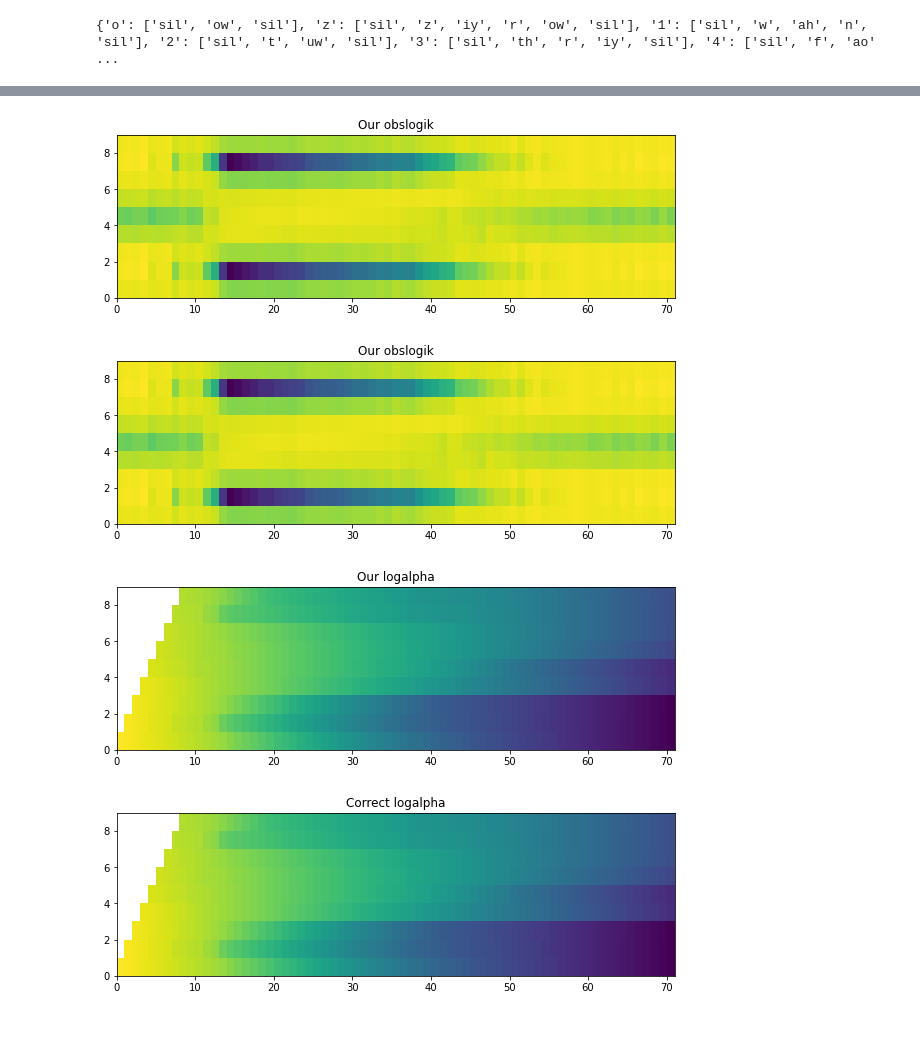
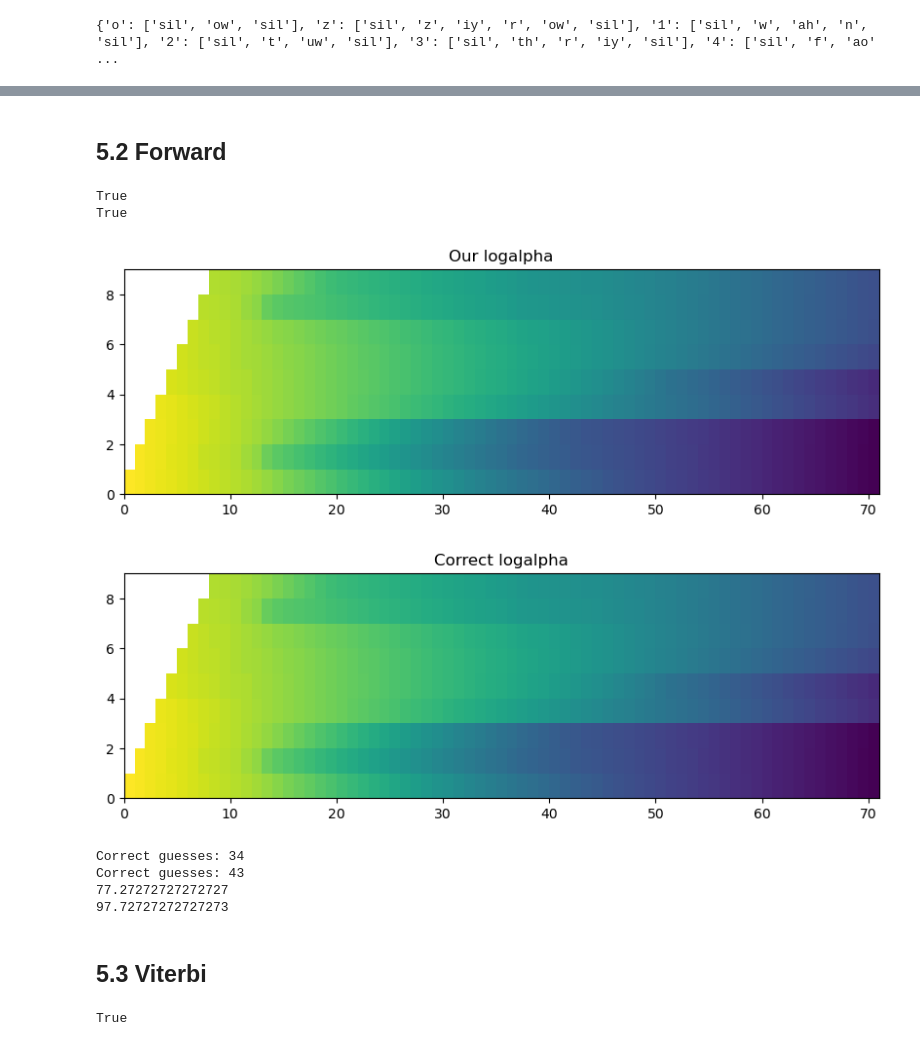
Before and after one commit to kyebinan/Speach-Speaker-Recognition, a Jupyter notebook: Lab2/lab2_main.ipynb, the cells around one changed output, grey strips where cells are left out. Cells and saved outputs as stored; diff of their text form; code cells hidden in the pictures.

```diff
--- a/Lab2/lab2_main.ipynb
+++ b/Lab2/lab2_main.ipynb
@@ -26,5 +32,4 @@ Keys in 'lab2_models_onespkr.npz': ['f', 'k', 'n', 'r', 's', 't', 'v', 'w', 'z',
 # %%
-# Concat
 isolated = {}
 for digit in prondict.keys():
   isolated[digit] = ["sil"] + prondict[digit] + ["sil"]
@@ -32,7 +37,8 @@ for digit in prondict.keys():
 print(isolated)
 
 all_spkr_word_HMMs, one_spkr_word_HMMs = {}, {}
-all_spkr_word_HMMs["o"] = concatHMMs(all_spkr_phone_HMMs, isolated["o"])
-one_spkr_word_HMMs["o"] = concatHMMs(all_spkr_phone_HMMs, isolated["o"])
+for uterance in isolated:
+    one_spkr_word_HMMs[uterance] = concatHMMs(one_spkr_phone_HMMs, isolated[uterance])
+    all_spkr_word_HMMs[uterance] = concatHMMs(all_spkr_phone_HMMs, isolated[uterance])
 # %% [output]
 {'o': ['sil', 'ow', 'sil'], 'z': ['sil', 'z', 'iy', 'r', 'ow', 'sil'], '1': ['sil', 'w', 'ah', 'n', 'sil'], '2': ['sil', 't', 'uw', 'sil'], '3': ['sil', 'th', 'r', 'iy', 'sil'], '4': ['sil', 'f', 'ao' ...
@@ -39,32 +74,44 @@ one_spkr_word_HMMs["o"] = concatHMMs(all_spkr_phone_HMMs, isolated["o"])
+# %% [markdown]
+## 5.2 Forward
+# %%
+# Forward
+logalpha = forward(example["obsloglik"], np.log(one_spkr_word_HMMs["o"]["startprob"]), np.log(one_spkr_word_HMMs["o"]["transmat"]))
+print(np.allclose(logalpha, example["logalpha"]))
+
+forward_loglik = logsumexp(logalpha[-1])
+print(np.allclose(forward_loglik, example["loglik"]))
+# %% [output]
+True
+True
 # %%
-# Gaussian Plot
-all_obsloglik = log_multivariate_normal_density_diag(example["lmfcc"], all_spkr_word_HMMs["o"]["means"], all_spkr_word_HMMs["o"]["covars"])
-one_obsloglik = log_multivariate_normal_density_diag(example["lmfcc"], one_spkr_word_HMMs["o"]["means"], one_spkr_word_HMMs["o"]["covars"])
-
 fig, ax = plt.subplots(figsize=(10, 3))
-ax.pcolormesh(all_obsloglik.T, cmap='viridis')
-ax.set_title('Our obslogik')
+ax.pcolormesh(logalpha.T, cmap='viridis')
+ax.set_title('Our logalpha')
 plt.show()
 
 fig, ax = plt.subplots(figsize=(10, 3))
-ax.pcolormesh(one_obsloglik.T, cmap='viridis')
-ax.set_title('Our obslogik')
+ax.pcolormesh(example["logalpha"].T, cmap='viridis')
+ax.set_title('Correct logalpha')
 plt.show()
 # %% [output]
-[figure, old version]
+[figure, new version]
-[figure, old version]
+[figure, new version]
-# %%
-# Forward
-logalpha = forward(example["obsloglik"], np.log(one_spkr_word_HMMs["o"]["startprob"]), np.log(one_spkr_word_HMMs["o"]["transmat"]))
-fig, ax = plt.subplots(figsize=(10, 3))
-ax.pcolormesh(logalpha.T, cmap='viridis')
-ax.set_title('Our logalpha')
-plt.show()
-
-fig, ax = plt.subplots(figsize=(10, 3))
-ax.pcolormesh(example["logalpha"].T, cmap='viridis')
-ax.set_title('Correct logalpha')
-plt.show()
-# %% [output]
-[figure, removed]
-[figure, removed]
+# %%
+one_acc = score_forward(one_spkr_word_HMMs, data)
+all_acc = score_forward(all_spkr_word_HMMs, data)
+print(one_acc)
+print(all_acc)
+# %% [output]
+Correct guesses: 34
+Correct guesses: 43
+77.27272727272727
+97.72727272727273
+# %% [markdown]
+## 5.3 Viterbi
+# %%
+# Compute Viterbi path and likelihood
+viterbi_loglik, viterbi_path = viterbi(one_obsloglik, np.log(one_spkr_word_HMMs['o']['startprob'][:-1]), np.log(one_spkr_word_HMMs['o']['transmat'][:-1, :-1]), forceFinalState=True)
+
+print(np.allclose(viterbi_loglik, example["vloglik"]))
+# %% [output]
+True
```
Also changed, not shown: parts of 19 cells of this notebook, 1 other file.
